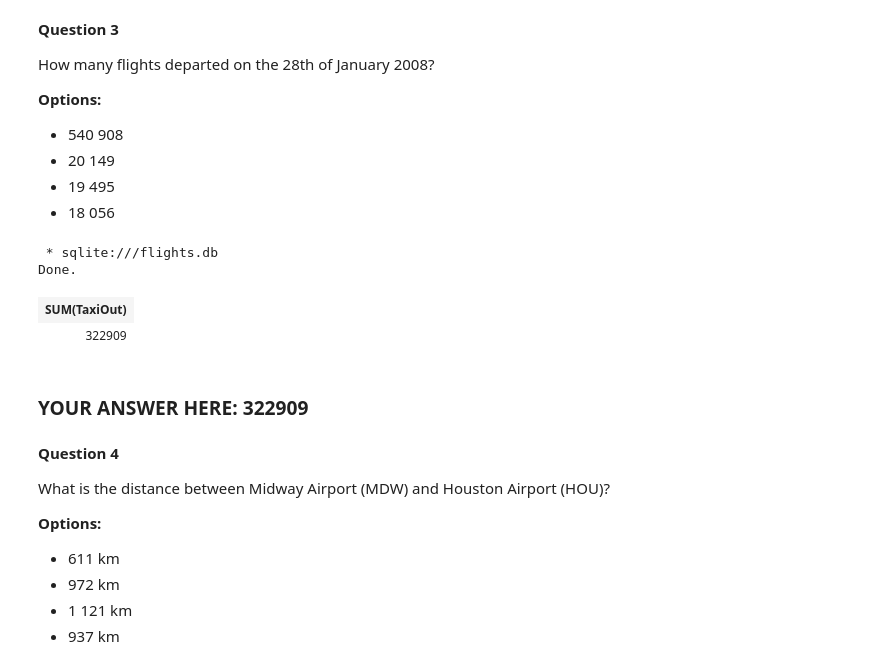
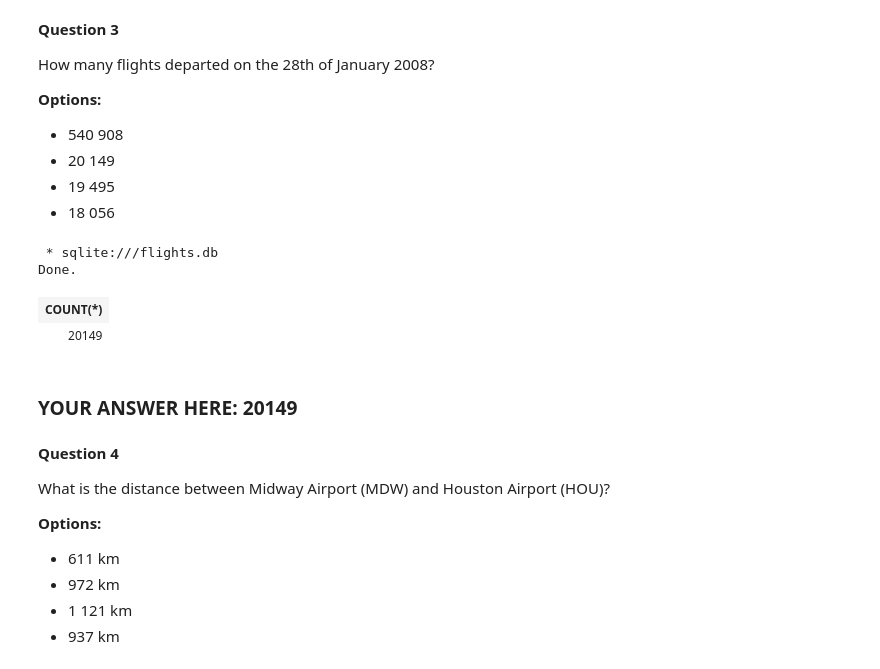
Before and after one commit to amiegirl/STUTERN, a Jupyter notebook: Sql_Queries_Assignment.ipynb, the cells around one changed output. Saved outputs shown, nothing was run; the diff lists cells and outputs as text; code cells hidden in the pictures.

Commit message:
Sql Queries Assignment_flights

```diff
--- a/Sql_Queries_Assignment.ipynb
+++ b/Sql_Queries_Assignment.ipynb
@@ -207,14 +207,14 @@ How many flights departed on the 28th of January 2008?
 - 18 056
 # %%
 %%sql
-SELECT SUM(TaxiOut) FROM flights WHERE Date = '2008/1/28'
+SELECT COUNT(*) FROM flights WHERE Date = '2008/1/28'
 # %% [output]
  * sqlite:///flights.db
 Done.
-| SUM(TaxiOut) |
-| 322909 |
+| COUNT(*) |
+| 20149 |
 # %% [markdown]
-### YOUR ANSWER HERE: 322909
+### YOUR ANSWER HERE: 20149
 # %% [markdown]
 **Question 4**
 
```
Also changed, not shown: parts of 3 cells of this notebook.
